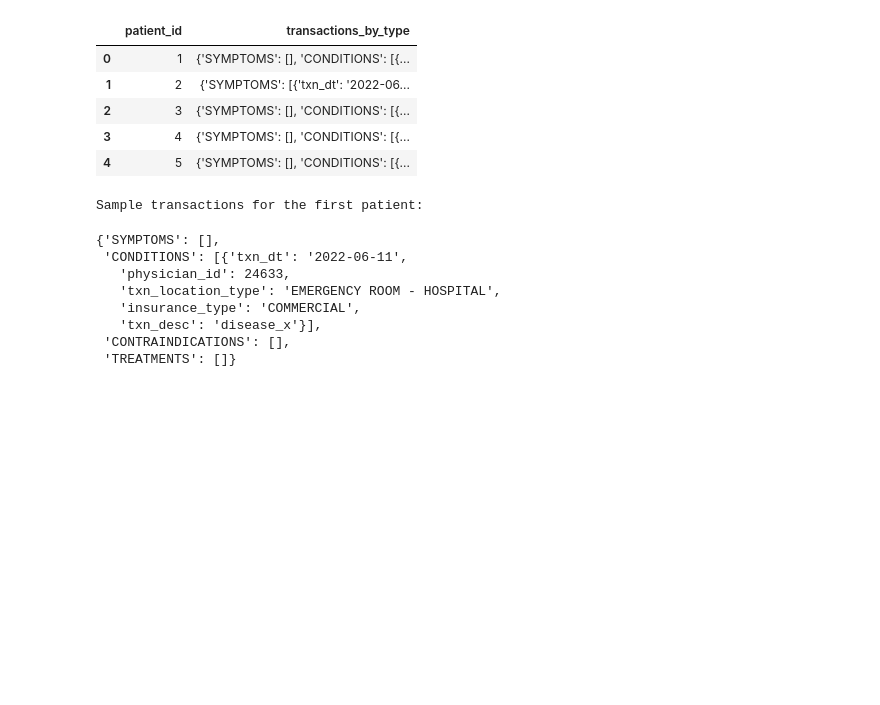
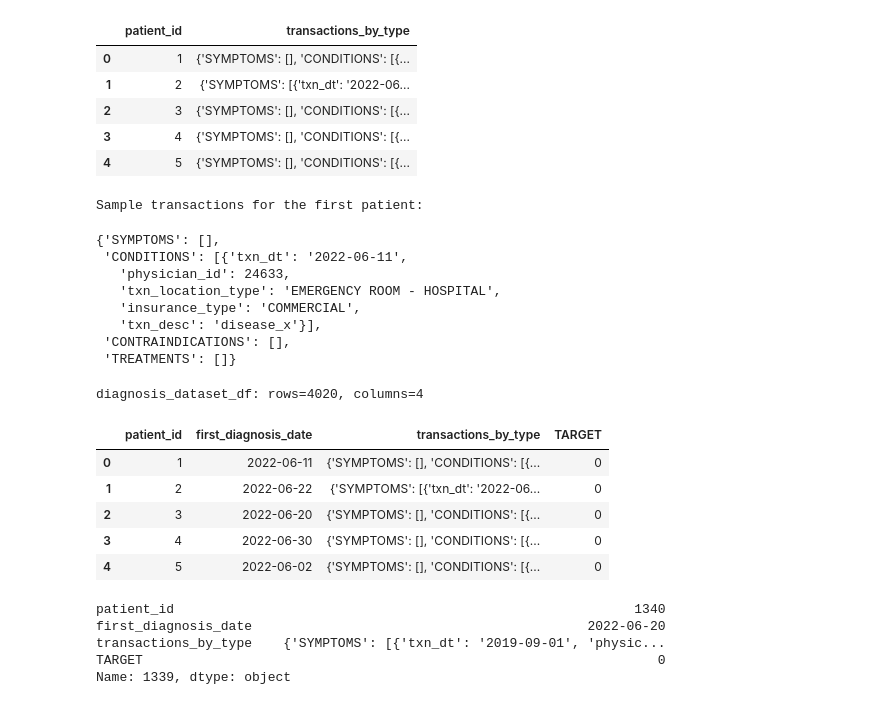
Before and after one commit to stavrostser/ml-antiviral-diagnosis, a Jupyter notebook: notebooks/de.ipynb, the cells around one changed output. Saved outputs shown, nothing was run; the diff lists cells and outputs as text; code cells hidden in the pictures; blank space fills up the shorter version.

```diff
--- a/notebooks/de.ipynb
+++ b/notebooks/de.ipynb
@@ -87,3 +87,28 @@ Sample transactions for the first patient:
    'txn_desc': 'disease_x'}],
  'CONTRAINDICATIONS': [],
  'TREATMENTS': []}
+# %%
+# Find the first diagnosis date for each patient and keep only transactions that occurred on or before that date
+# Add TARGET column based on whether patient received Drug A or not
+diagnosis_dataset_df = de.build_patient_diagnosis_dataset(patient_transactions_df)
+
+print(
+    f"diagnosis_dataset_df: rows={diagnosis_dataset_df.shape[0]}, columns={diagnosis_dataset_df.shape[1]}"
+)
+display(diagnosis_dataset_df.head())
+# %% [output]
+diagnosis_dataset_df: rows=4020, columns=4
+|  | patient_id | first_diagnosis_date | transactions_by_type | TARGET |
+| 0 | 1 | 2022-06-11 | {'SYMPTOMS': [], 'CONDITIONS': [{... | 0 |
+| 1 | 2 | 2022-06-22 | {'SYMPTOMS': [{'txn_dt': '2022-06... | 0 |
+| 2 | 3 | 2022-06-20 | {'SYMPTOMS': [], 'CONDITIONS': [{... | 0 |
+| 3 | 4 | 2022-06-30 | {'SYMPTOMS': [], 'CONDITIONS': [{... | 0 |
+| 4 | 5 | 2022-06-02 | {'SYMPTOMS': [], 'CONDITIONS': [{... | 0 |
+# %%
+diagnosis_dataset_df.iloc[1339]
+# %% [output]
+patient_id                                                           1340
+first_diagnosis_date                                           2022-06-20
+transactions_by_type    {'SYMPTOMS': [{'txn_dt': '2019-09-01', 'physic...
+TARGET                                                                  0
+Name: 1339, dtype: object
```
Also changed, not shown: parts of 1 cell of this notebook, 2 other files.
